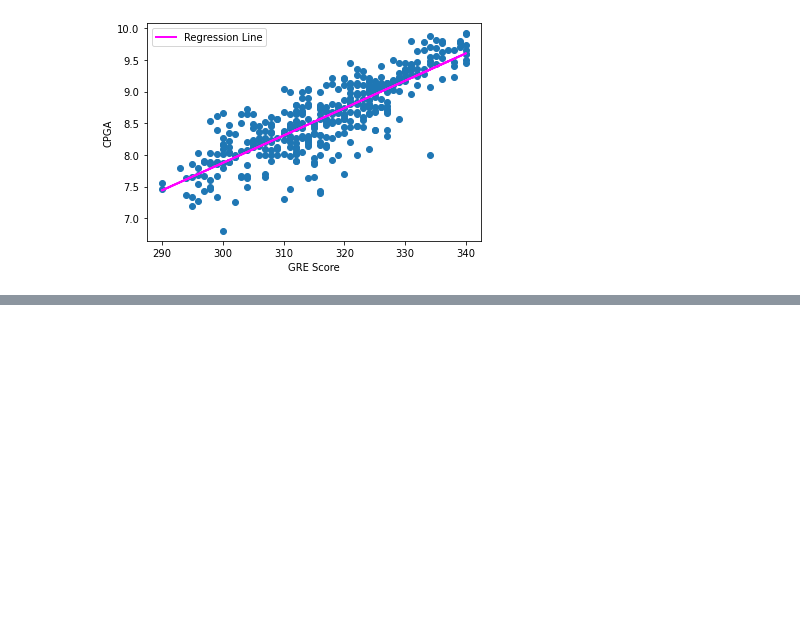
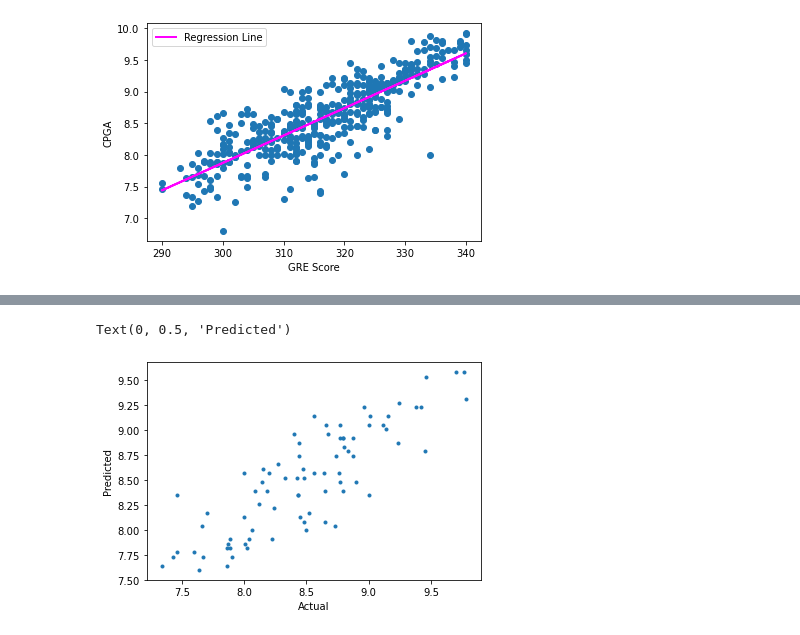
Before and after one commit to sharonyash/python_projects, a Jupyter notebook: ML_Algorithm_LINEAR_REGRESSION.ipynb, the cells around one changed output, grey strips where cells are left out. Saved outputs shown, nothing was run; the diff lists cells and outputs as text; code cells hidden in the pictures; blank space fills up the shorter version.

```diff
--- a/ML_Algorithm_LINEAR_REGRESSION.ipynb
+++ b/ML_Algorithm_LINEAR_REGRESSION.ipynb
@@ -135,0 +140,3 @@ plt.show()
+# %%
+data = df[['GRE Score','CGPA']]
+data
@@ -135,0 +159,5 @@ plt.show()
+# %%
+from sklearn.model_selection import train_test_split
+X = data[['GRE Score']]
+y = data['CGPA']
+X_train, X_test, y_train, y_test = train_test_split(X, y, test_size = 0.20)
@@ -135,0 +166,4 @@ plt.show()
+# %%
+from sklearn.linear_model import LinearRegression
+model = LinearRegression()
+model.fit(X_train, y_train)
@@ -135,0 +189,3 @@ plt.show()
+# %%
+pred =model.predict(X_test)
+pred
@@ -135,0 +209,10 @@ plt.show()
+# %%
+#### Plot the prediction vs actual data
+plt.plot(y_test, pred, '.')
+
+### Add a line
+plt.xlabel('Actual')
+plt.ylabel('Predicted')
+# %% [output]
+Text(0, 0.5, 'Predicted')
+[figure, added]
```
Also changed, not shown: parts of 23 cells of this notebook.
